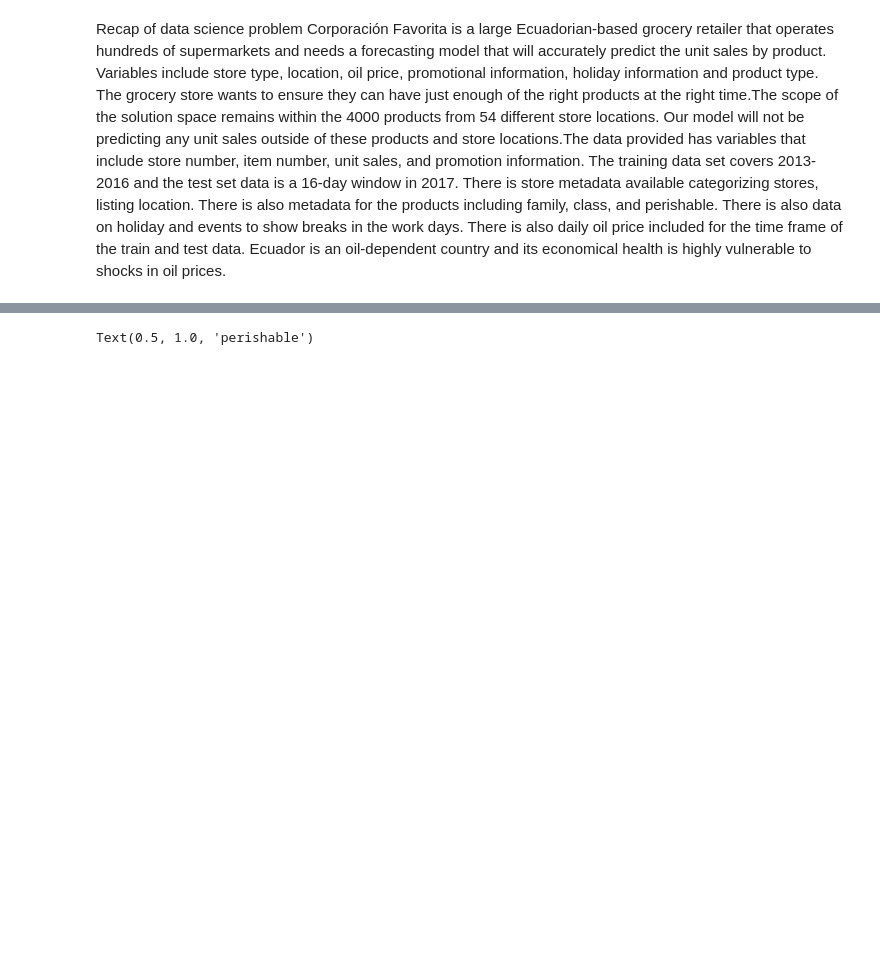
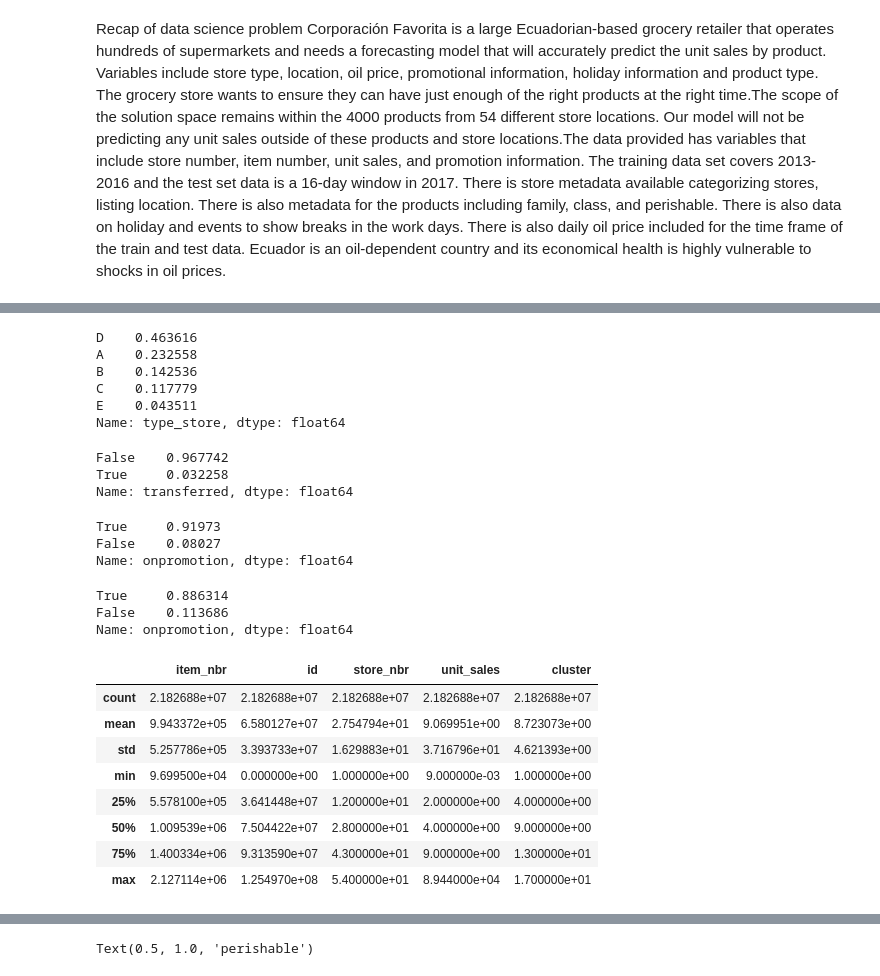
Before and after one commit to cathilo/ds, a Jupyter notebook: project_grocery/data_wrangling.ipynb, the cells around one changed output, grey strips where cells are left out. Cells and saved outputs as stored; diff of their text form; code cells hidden in the pictures; blank space fills up the shorter version.

```diff
--- a/project_grocery/data_wrangling.ipynb
+++ b/project_grocery/data_wrangling.ipynb
@@ -262,0 +314,39 @@ Length: 3191, dtype: int64
+# %%
+items_with_other_info[items_with_other_info['unit_sales']<0]['type_store'].value_counts(normalize=True)
+# %% [output]
+D    0.463616
+A    0.232558
+B    0.142536
+C    0.117779
+E    0.043511
+Name: type_store, dtype: float64
+# %%
+items_with_other_info[items_with_other_info['unit_sales']<0]['transferred'].value_counts(normalize=True)
+# %% [output]
+False    0.967742
+True     0.032258
+Name: transferred, dtype: float64
+# %%
+items_with_other_info[items_with_other_info['unit_sales']<0]['onpromotion'].value_counts(normalize=True)
+# %% [output]
+True     0.91973
+False    0.08027
+Name: onpromotion, dtype: float64
+# %%
+items_with_other_info[items_with_other_info['unit_sales']>=0]['onpromotion'].value_counts(normalize=True)
+# %% [output]
+True     0.886314
+False    0.113686
+Name: onpromotion, dtype: float64
+# %%
+items_with_other_info[items_with_other_info['unit_sales']>=0].describe()
+# %% [output]
+|  | item_nbr | id | store_nbr | unit_sales | cluster |
+| count | 2.182688e+07 | 2.182688e+07 | 2.182688e+07 | 2.182688e+07 | 2.182688e+07 |
+| mean | 9.943372e+05 | 6.580127e+07 | 2.754794e+01 | 9.069951e+00 | 8.723073e+00 |
+| std | 5.257786e+05 | 3.393733e+07 | 1.629883e+01 | 3.716796e+01 | 4.621393e+00 |
+| min | 9.699500e+04 | 0.000000e+00 | 1.000000e+00 | 9.000000e-03 | 1.000000e+00 |
+| 25% | 5.578100e+05 | 3.641448e+07 | 1.200000e+01 | 2.000000e+00 | 4.000000e+00 |
+| 50% | 1.009539e+06 | 7.504422e+07 | 2.800000e+01 | 4.000000e+00 | 9.000000e+00 |
+| 75% | 1.400334e+06 | 9.313590e+07 | 4.300000e+01 | 9.000000e+00 | 1.300000e+01 |
+| max | 2.127114e+06 | 1.254970e+08 | 5.400000e+01 | 8.944000e+04 | 1.700000e+01 |
```
Also changed, not shown: parts of 48 cells of this notebook.
